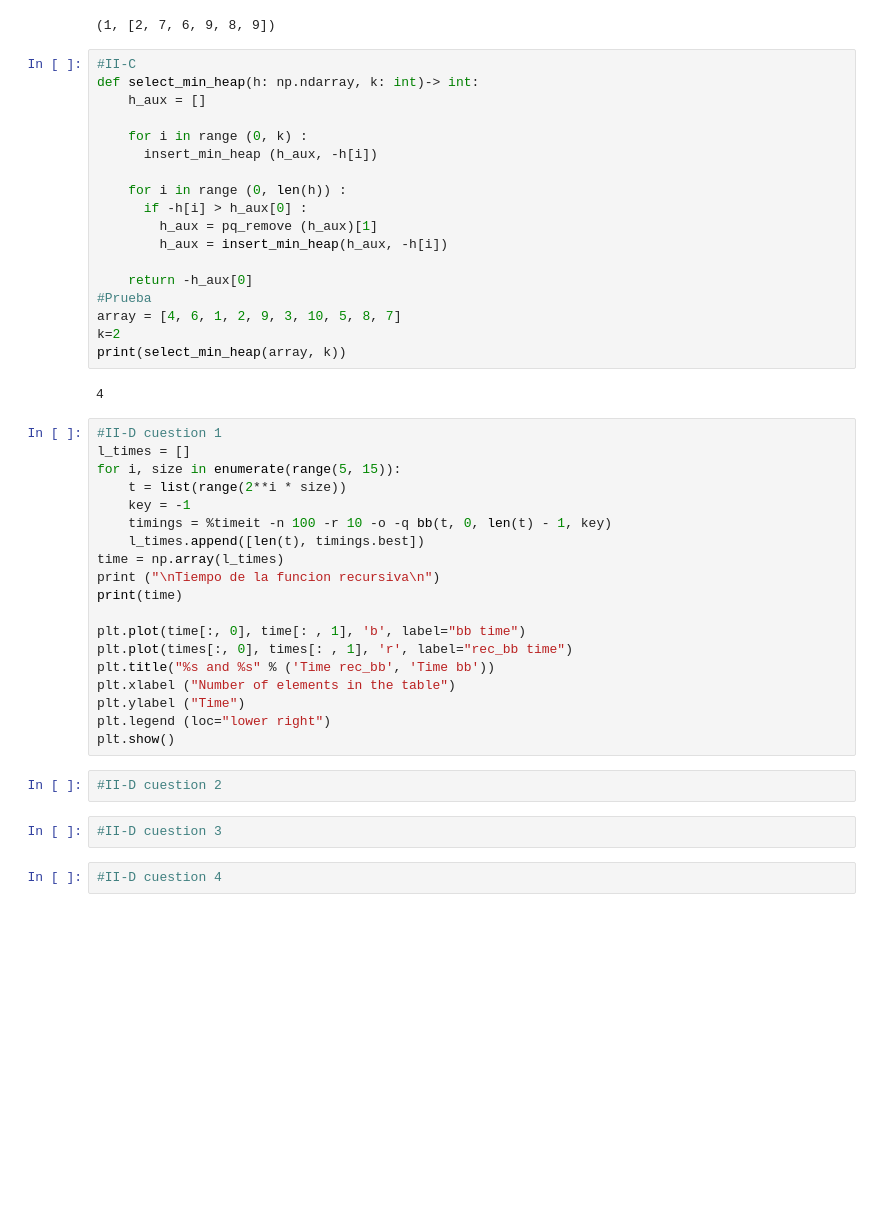
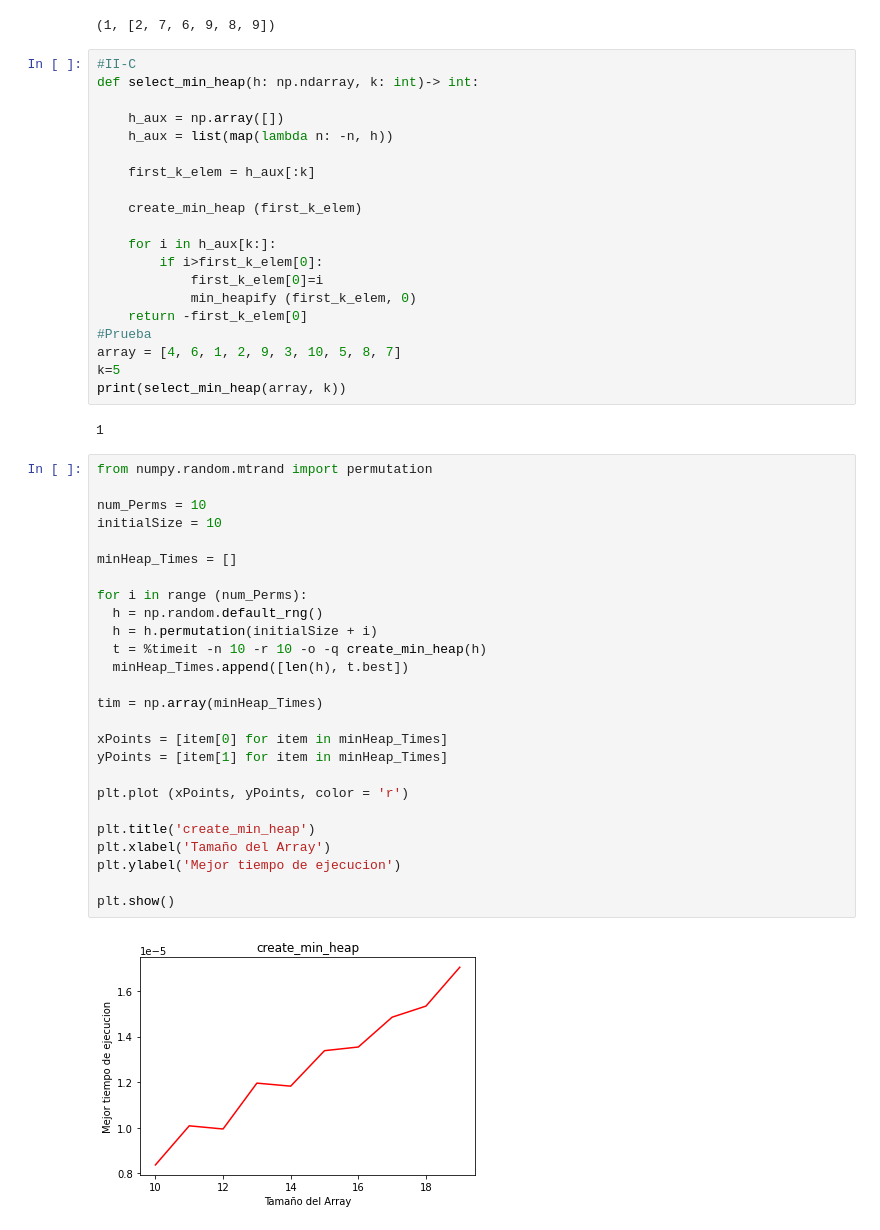
Before and after one commit to SergioLarriba/PracticasAlgoryED, a Jupyter notebook: Practica1/Practica1.ipynb, the cells around one changed output. Drawn from its saved outputs; the diff is of its cells as text; blank space fills up the shorter version.

```diff
--- a/Practica1/Practica1.ipynb
+++ b/Practica1/Practica1.ipynb
@@ -289,45 +290,50 @@ print(j)
 # %%
 #II-C
 def select_min_heap(h: np.ndarray, k: int)-> int:
-    h_aux = []
 
-    for i in range (0, k) :
-      insert_min_heap (h_aux, -h[i])
+    h_aux = np.array([])
+    h_aux = list(map(lambda n: -n, h))
 
-    for i in range (0, len(h)) :
-      if -h[i] > h_aux[0] :
-        h_aux = pq_remove (h_aux)[1]
-        h_aux = insert_min_heap(h_aux, -h[i])
+    first_k_elem = h_aux[:k]
 
-    return -h_aux[0]
+    create_min_heap (first_k_elem)
+
+    for i in h_aux[k:]:
+        if i>first_k_elem[0]:
+            first_k_elem[0]=i
+            min_heapify (first_k_elem, 0)
+    return -first_k_elem[0]
 #Prueba
 array = [4, 6, 1, 2, 9, 3, 10, 5, 8, 7]
-k=2
+k=5
 print(select_min_heap(array, k))
 # %% [output]
-4
+1
-# %%
-#II-D cuestion 1
-l_times = []
-for i, size in enumerate(range(5, 15)):
-    t = list(range(2**i * size))
-    key = -1
-    timings = %timeit -n 100 -r 10 -o -q bb(t, 0, len(t) - 1, key)
-    l_times.append([len(t), timings.best])
-time = np.array(l_times)
-print ("\nTiempo de la funcion recursiva\n")
-print(time)
-
-plt.plot(time[:, 0], time[: , 1], 'b', label="bb time")
-plt.plot(times[:, 0], times[: , 1], 'r', label="rec_bb time")
-plt.title("%s and %s" % ('Time rec_bb', 'Time bb'))
-plt.xlabel ("Number of elements in the table")
-plt.ylabel ("Time")
-plt.legend (loc="lower right")
-plt.show()
-# %%
-#II-D cuestion 2
-# %%
-#II-D cuestion 3
-# %%
-#II-D cuestion 4
+# %%
+from numpy.random.mtrand import permutation
+
+num_Perms = 10
+initialSize = 10
+
+minHeap_Times = []
+
+for i in range (num_Perms):
+  h = np.random.default_rng()
+  h = h.permutation(initialSize + i)
+  t = %timeit -n 10 -r 10 -o -q create_min_heap(h)
+  minHeap_Times.append([len(h), t.best])
+
+tim = np.array(minHeap_Times)
+
+xPoints = [item[0] for item in minHeap_Times]
+yPoints = [item[1] for item in minHeap_Times]
+
+plt.plot (xPoints, yPoints, color = 'r')
+
+plt.title('create_min_heap')
+plt.xlabel('Tamaño del Array')
+plt.ylabel('Mejor tiempo de ejecucion')
+
+plt.show()
+# %% [output]
+[figure, added]
```
Also changed, not shown: parts of 2 cells of this notebook.
